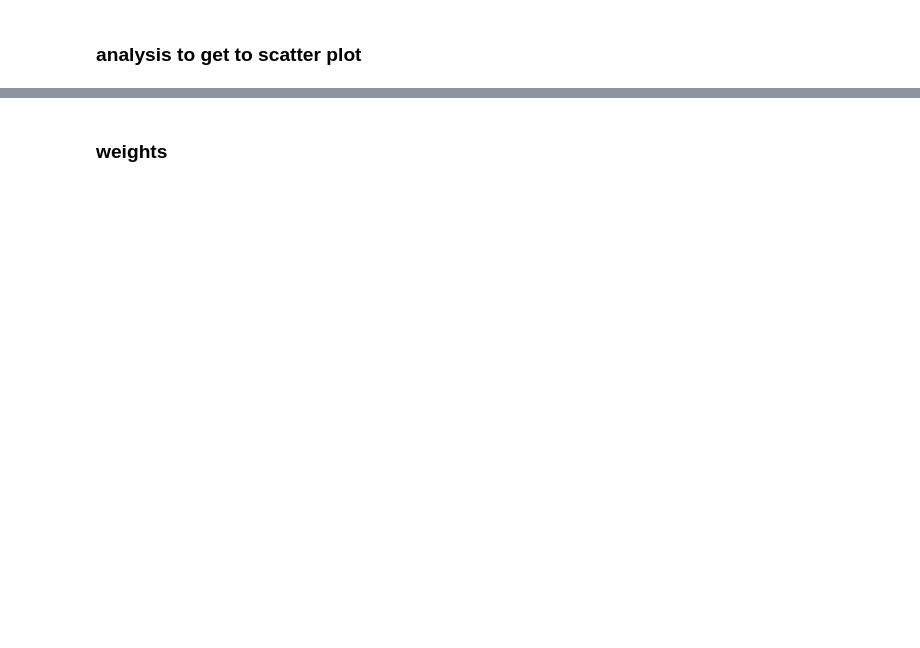
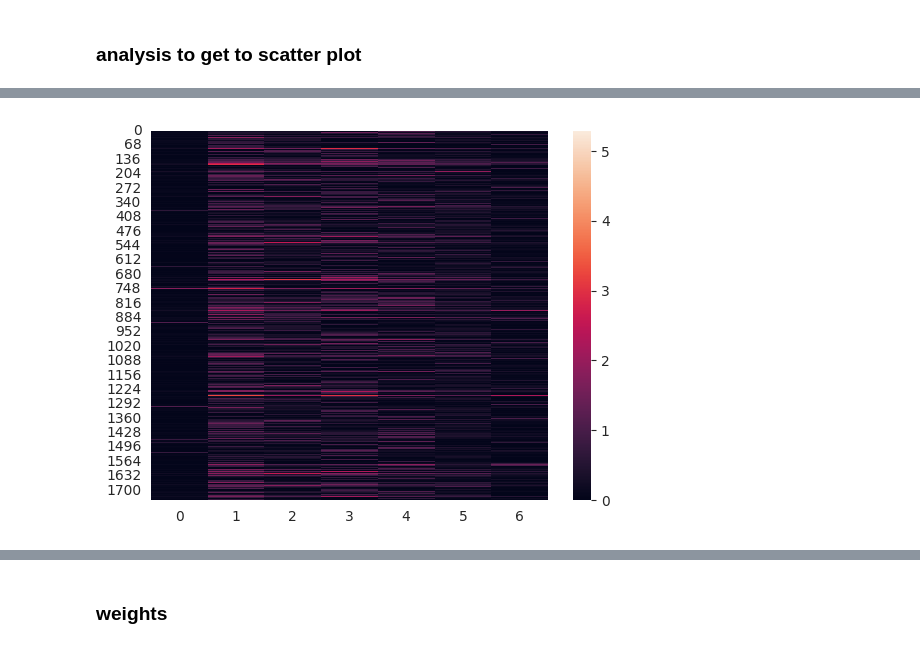
Before and after one commit to reformist/Mapping-scRNA-seq-Variability-Using-Co-Embedding-to-Understand-Cell-Neighborhood-Effects, a Jupyter notebook: CITE-seq_RNA_seq/archetype_generation.ipynb, the cells around one changed output, grey strips where cells are left out. Cells and saved outputs as stored; diff of their text form; code cells hidden in the pictures; blank space fills up the shorter version.

```diff
--- a/CITE-seq_RNA_seq/archetype_generation.ipynb
+++ b/CITE-seq_RNA_seq/archetype_generation.ipynb
@@ -495,0 +605,9 @@ len(archetype_proportion_list[0])
+# %%
+# rna_archetype_vecs = (rna_archetype_vecs -    rna_archetype_vecs.mean()) / rna_archetype_vecs.std()
+protein_archetype_vecs = (protein_archetype_vecs - protein_archetype_vecs.mean()) / protein_archetype_vecs.std()
+sns.heatmap((rna_archetype_vecs))
+plt.show()
+# sns.heatmap(np.log1p(protein_archetype_vecs))
+# plt.show()
+# %% [output]
+[figure, added]
```
Also changed, not shown: parts of 47 cells of this notebook.
